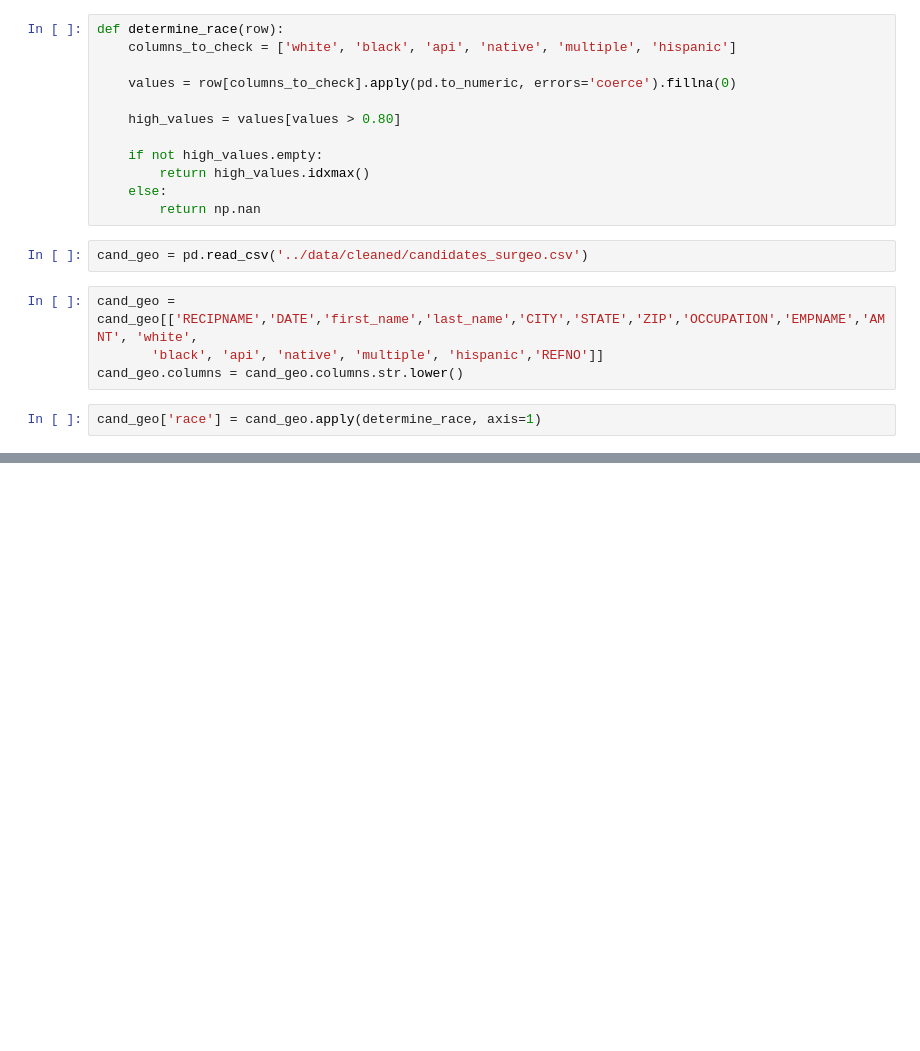
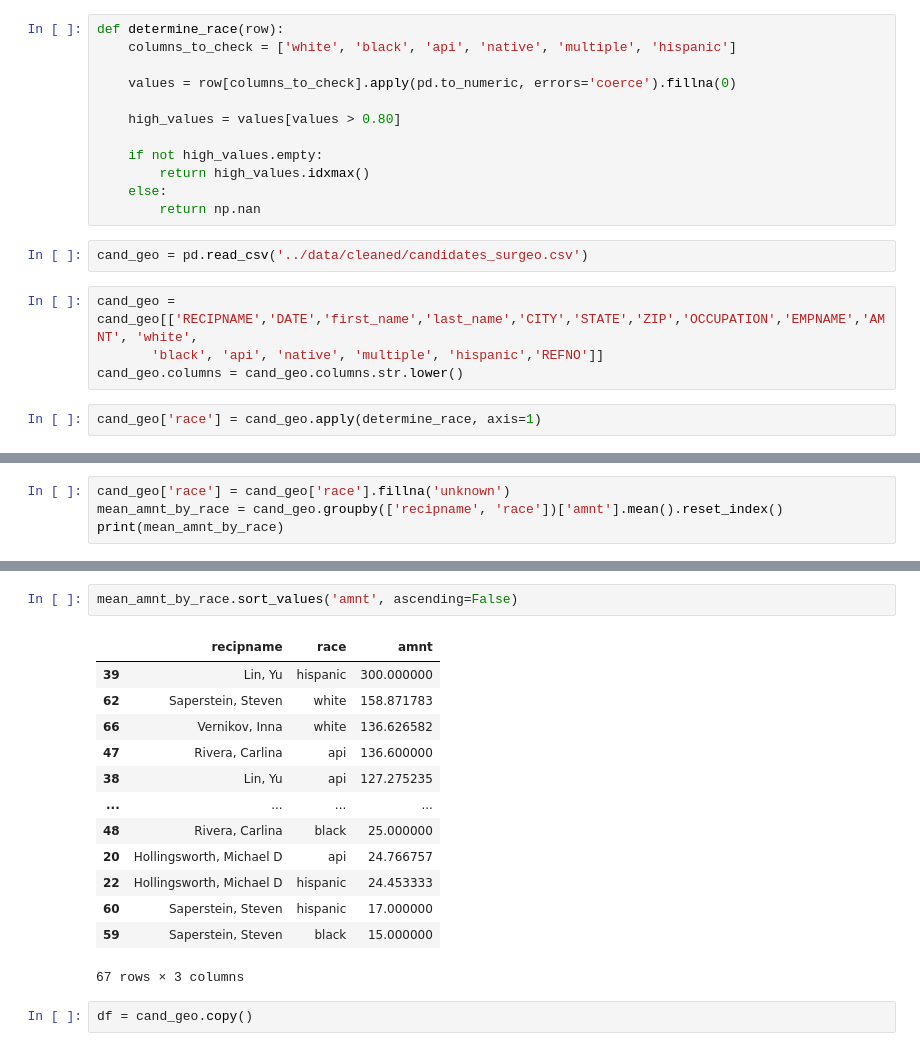
Before and after one commit to SamTGoodson/council_campaign_finance, a Jupyter notebook: notebooks/scratch.ipynb, the cells around one changed output, grey strips where cells are left out. Saved outputs shown, nothing was run; the diff lists cells and outputs as text; blank space fills up the shorter version.

```diff
--- a/notebooks/scratch.ipynb
+++ b/notebooks/scratch.ipynb
@@ -24,0 +33,4 @@ cand_geo['race'] = cand_geo.apply(determine_race, axis=1)
+# %%
+cand_geo['race'] = cand_geo['race'].fillna('unknown')
+mean_amnt_by_race = cand_geo.groupby(['recipname', 'race'])['amnt'].mean().reset_index()
+print(mean_amnt_by_race)
@@ -24,0 +52,18 @@ cand_geo['race'] = cand_geo.apply(determine_race, axis=1)
+# %%
+mean_amnt_by_race.sort_values('amnt', ascending=False)
+# %% [output]
+|  | recipname | race | amnt |
+| 39 | Lin, Yu | hispanic | 300.000000 |
+| 62 | Saperstein, Steven | white | 158.871783 |
+| 66 | Vernikov, Inna | white | 136.626582 |
+| 47 | Rivera, Carlina | api | 136.600000 |
+| 38 | Lin, Yu | api | 127.275235 |
+| ... | ... | ... | ... |
+| 48 | Rivera, Carlina | black | 25.000000 |
+| 20 | Hollingsworth, Michael D | api | 24.766757 |
+| 22 | Hollingsworth, Michael D | hispanic | 24.453333 |
+| 60 | Saperstein, Steven | hispanic | 17.000000 |
+| 59 | Saperstein, Steven | black | 15.000000 |
+67 rows × 3 columns
+# %%
+df = cand_geo.copy()
```
Also changed, not shown: parts of 78 cells of this notebook, 56 other files.
